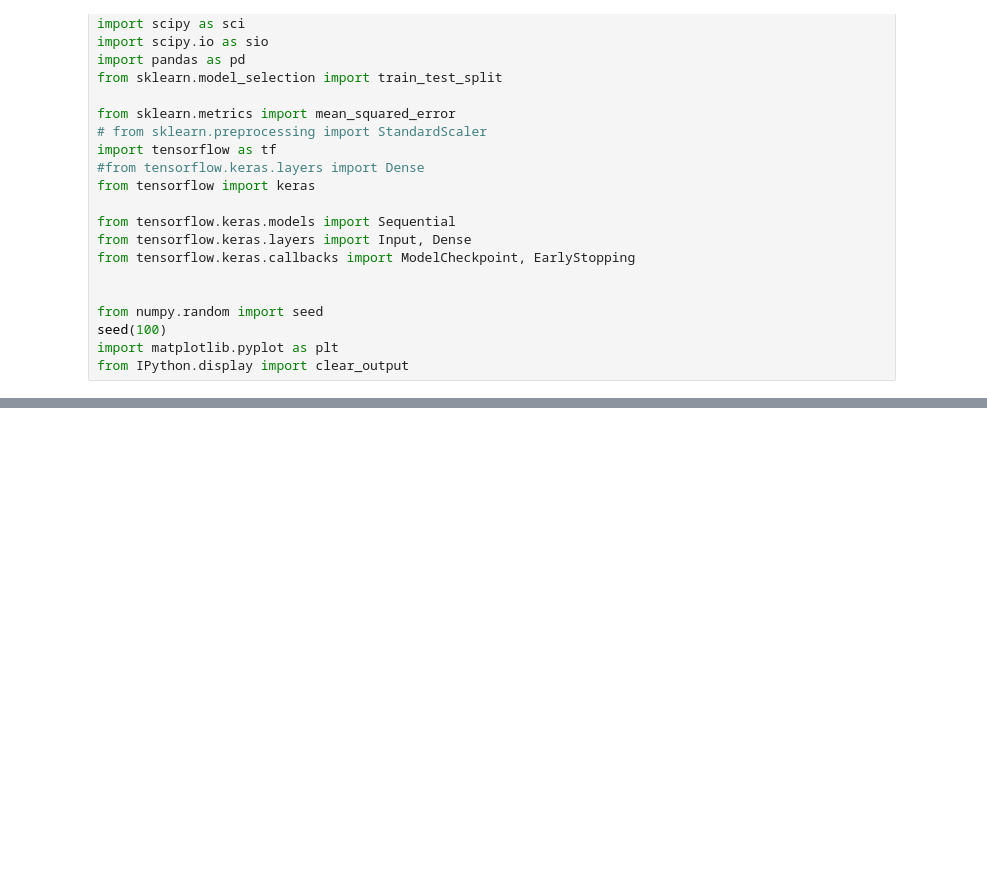
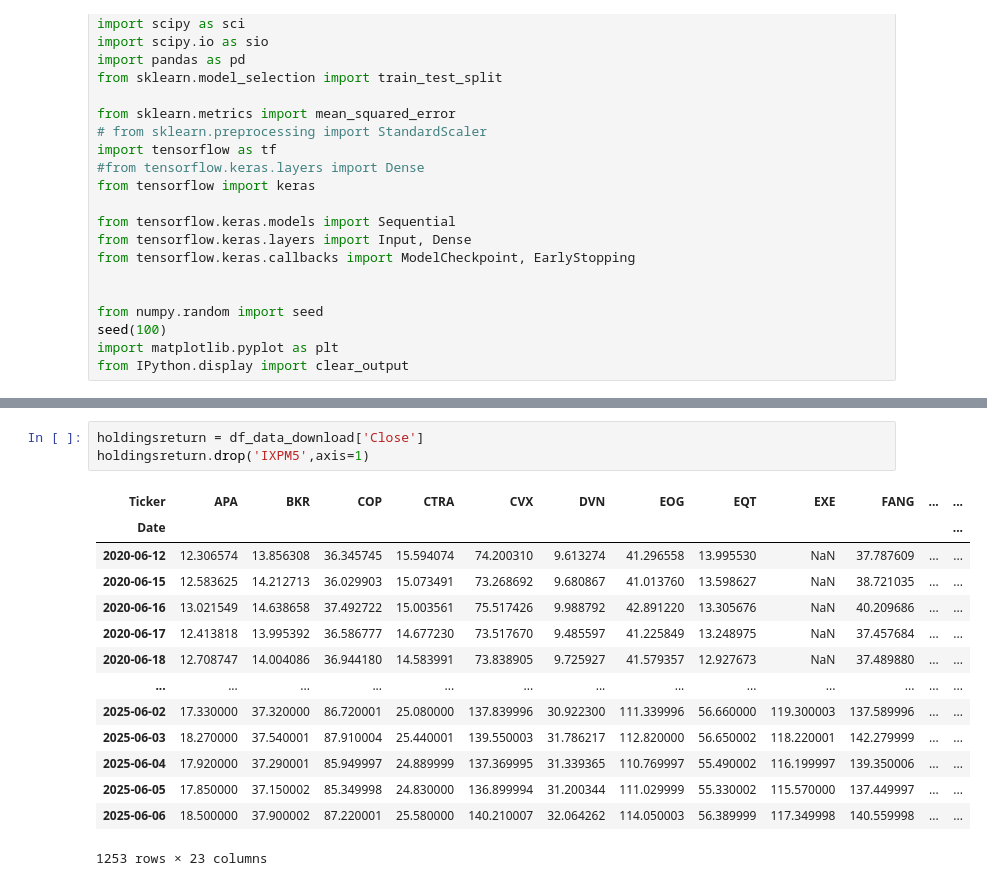
Before and after one commit to JackGO-1998/XLE-energy-index-replication, a Jupyter notebook: XLE_replication.ipynb, the cells around one changed output, grey strips where cells are left out. Cells and saved outputs as stored; diff of their text form; blank space fills up the shorter version.

```diff
--- a/XLE_replication.ipynb
+++ b/XLE_replication.ipynb
@@ -58,0 +134,18 @@ Size of the dataset (row, col):  (26, 8)
+# %%
+holdingsreturn = df_data_download['Close']
+holdingsreturn.drop('IXPM5',axis=1)
+# %% [output]
+| Ticker | APA | BKR | COP | CTRA | CVX | DVN | EOG | EQT | EXE | FANG | ... | ... |
+| Date |  |  |  |  |  |  |  |  |  |  |  | ... |
+| 2020-06-12 | 12.306574 | 13.856308 | 36.345745 | 15.594074 | 74.200310 | 9.613274 | 41.296558 | 13.995530 | NaN | 37.787609 | ... | ... |
+| 2020-06-15 | 12.583625 | 14.212713 | 36.029903 | 15.073491 | 73.268692 | 9.680867 | 41.013760 | 13.598627 | NaN | 38.721035 | ... | ... |
+| 2020-06-16 | 13.021549 | 14.638658 | 37.492722 | 15.003561 | 75.517426 | 9.988792 | 42.891220 | 13.305676 | NaN | 40.209686 | ... | ... |
+| 2020-06-17 | 12.413818 | 13.995392 | 36.586777 | 14.677230 | 73.517670 | 9.485597 | 41.225849 | 13.248975 | NaN | 37.457684 | ... | ... |
+| 2020-06-18 | 12.708747 | 14.004086 | 36.944180 | 14.583991 | 73.838905 | 9.725927 | 41.579357 | 12.927673 | NaN | 37.489880 | ... | ... |
+| ... | ... | ... | ... | ... | ... | ... | ... | ... | ... | ... | ... | ... |
+| 2025-06-02 | 17.330000 | 37.320000 | 86.720001 | 25.080000 | 137.839996 | 30.922300 | 111.339996 | 56.660000 | 119.300003 | 137.589996 | ... | ... |
+| 2025-06-03 | 18.270000 | 37.540001 | 87.910004 | 25.440001 | 139.550003 | 31.786217 | 112.820000 | 56.650002 | 118.220001 | 142.279999 | ... | ... |
+| 2025-06-04 | 17.920000 | 37.290001 | 85.949997 | 24.889999 | 137.369995 | 31.339365 | 110.769997 | 55.490002 | 116.199997 | 139.350006 | ... | ... |
+| 2025-06-05 | 17.850000 | 37.150002 | 85.349998 | 24.830000 | 136.899994 | 31.200344 | 111.029999 | 55.330002 | 115.570000 | 137.449997 | ... | ... |
+| 2025-06-06 | 18.500000 | 37.900002 | 87.220001 | 25.580000 | 140.210007 | 32.064262 | 114.050003 | 56.389999 | 117.349998 | 140.559998 | ... | ... |
+1253 rows × 23 columns
```
Also changed, not shown: parts of 10 cells of this notebook.
